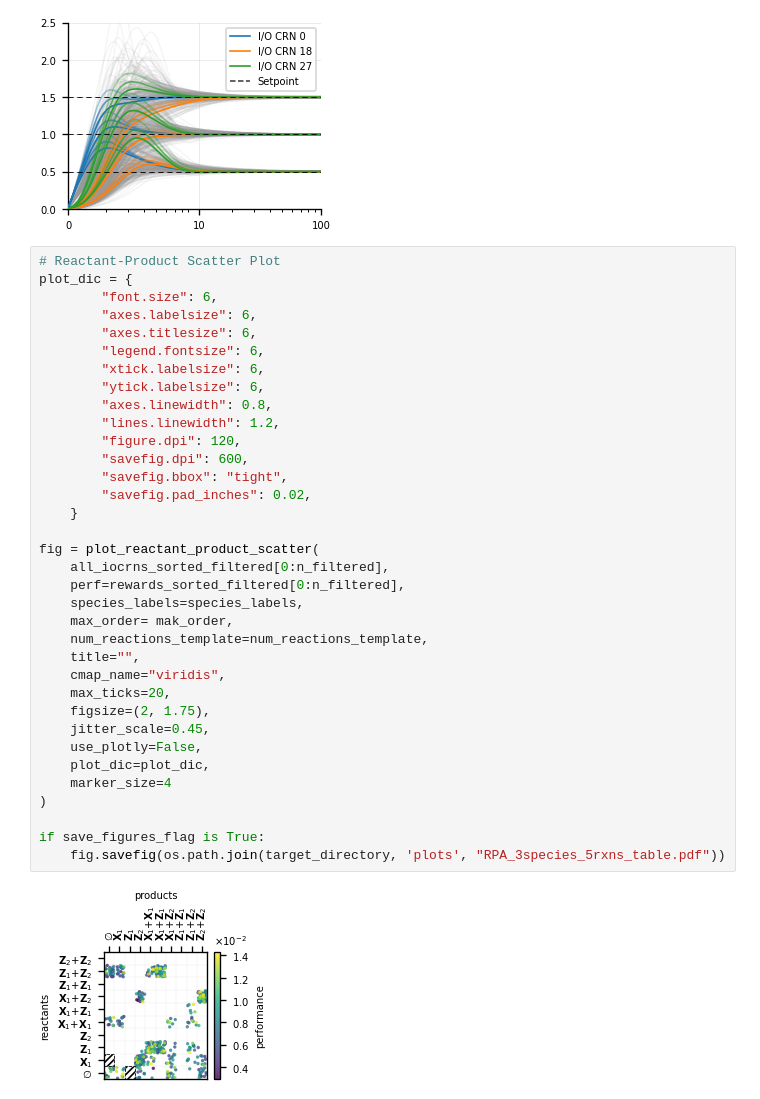
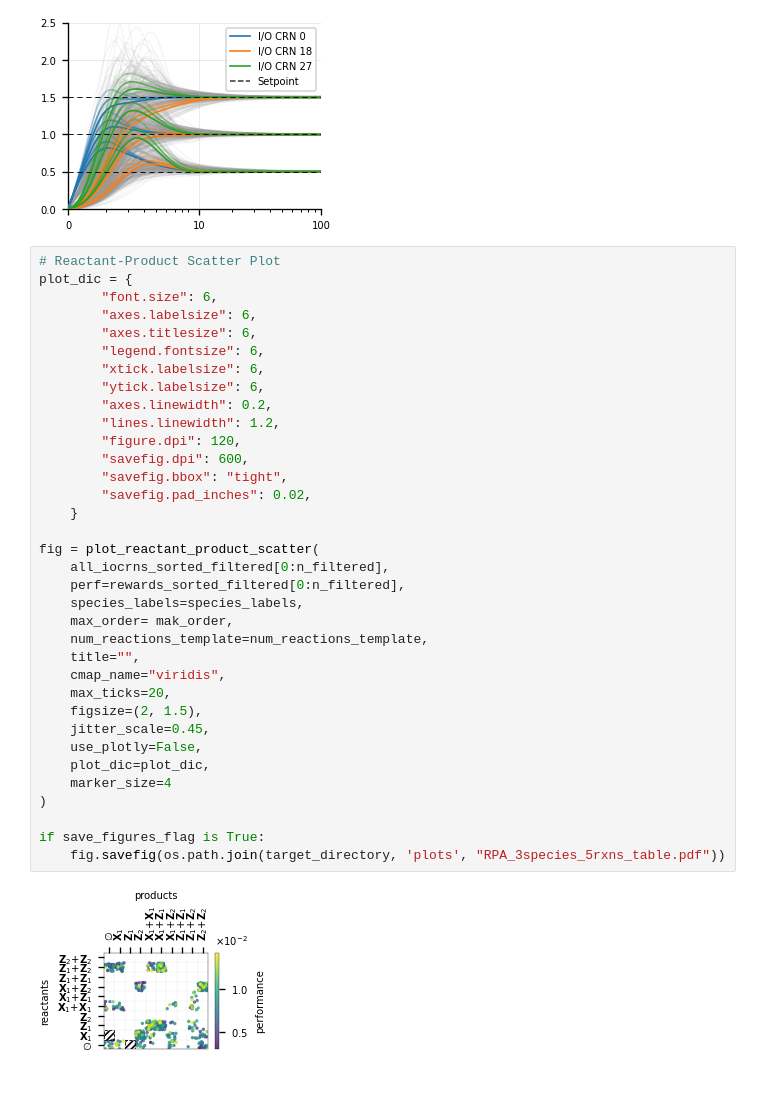
Before and after one commit to Maurice-Filo/GenAI-Net, a Jupyter notebook: apps_results_MAK_REINFORCE/RPA_3species_5rxns/plots/plot_results.ipynb, the cells around one changed output. Saved outputs shown, nothing was run; the diff lists cells and outputs as text.

```diff
--- a/apps_results_MAK_REINFORCE/RPA_3species_5rxns/plots/plot_results.ipynb
+++ b/apps_results_MAK_REINFORCE/RPA_3species_5rxns/plots/plot_results.ipynb
@@ -505,35 +522,35 @@ plot_dic = {
         "axes.labelsize": 6,
         "axes.titlesize": 6,
         "legend.fontsize": 6,
         "xtick.labelsize": 6,
         "ytick.labelsize": 6,
-        "axes.linewidth": 0.8,
+        "axes.linewidth": 0.2,
         "lines.linewidth": 1.2,
         "figure.dpi": 120,
         "savefig.dpi": 600,
         "savefig.bbox": "tight",
         "savefig.pad_inches": 0.02,
     }
 
 fig = plot_reactant_product_scatter(
     all_iocrns_sorted_filtered[0:n_filtered],
     perf=rewards_sorted_filtered[0:n_filtered],
     species_labels=species_labels,
     max_order= mak_order,
     num_reactions_template=num_reactions_template,
     title="",
     cmap_name="viridis",
     max_ticks=20,
-    figsize=(2, 1.75),
+    figsize=(2, 1.5),
     jitter_scale=0.45,
     use_plotly=False,
     plot_dic=plot_dic,
     marker_size=4
 )
 
 if save_figures_flag is True:
     fig.savefig(os.path.join(target_directory, 'plots', "RPA_3species_5rxns_table.pdf"))
 # %% [output]
-[figure, old version]
+[figure, new version]
 # %%
 # Topological diversity graph
```
Also changed, not shown: parts of 4 cells of this notebook, 57 other files.
